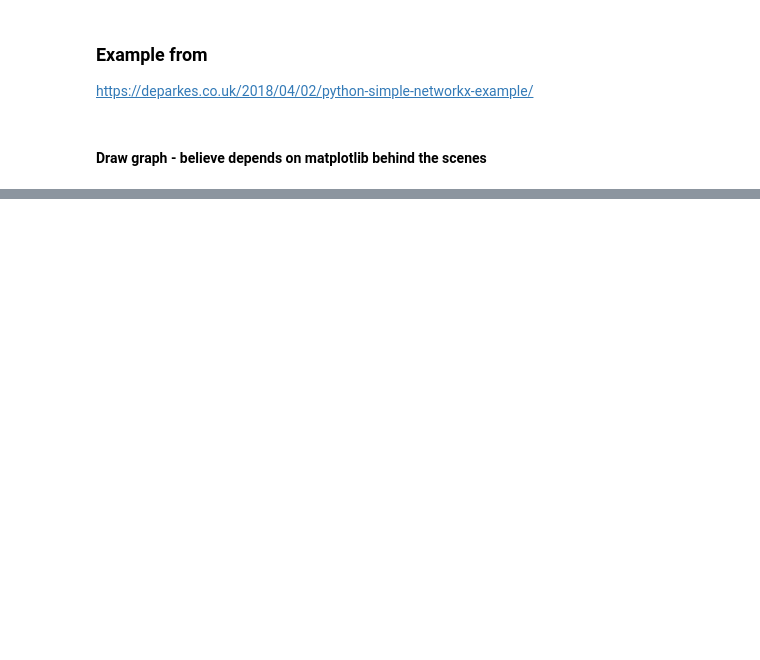
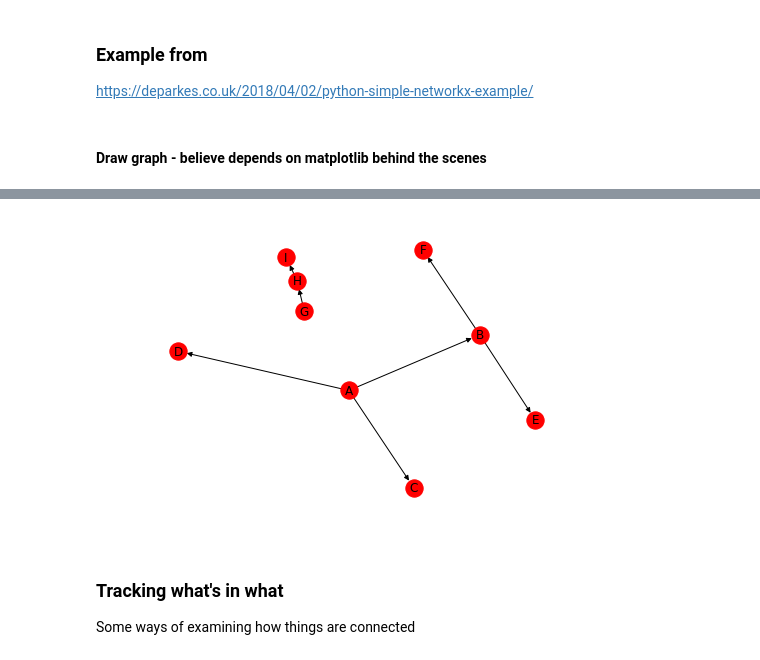
Before and after one commit to alanmaydwell/jupyter_scribblings, a Jupyter notebook: NetworkXtry.ipynb, the cells around one changed output, grey strips where cells are left out. Drawn from its saved outputs; the diff is of its cells as text; code cells hidden in the pictures; blank space fills up the shorter version.

```diff
--- a/NetworkXtry.ipynb
+++ b/NetworkXtry.ipynb
@@ -57,0 +72,13 @@ nx.draw(quick_graph, with_labels=True, font_weight='bold', node_size = 2000)
+# %%
+values = [("A", "B"), ("A", "C"), ("A", "D")]
+values.extend([("B","E"), ("B", "F")] + [("G", "H"), ("H", "I")])
+
+thing = nx.DiGraph()
+for val in values:
+    thing.add_edge(*val)
+nx.draw(thing, with_labels=True)
+# %% [output]
+[figure, added]
+# %% [markdown]
+### Tracking what's in what
+Some ways of examining how things are connected
```
Also changed, not shown: parts of 31 cells of this notebook.
